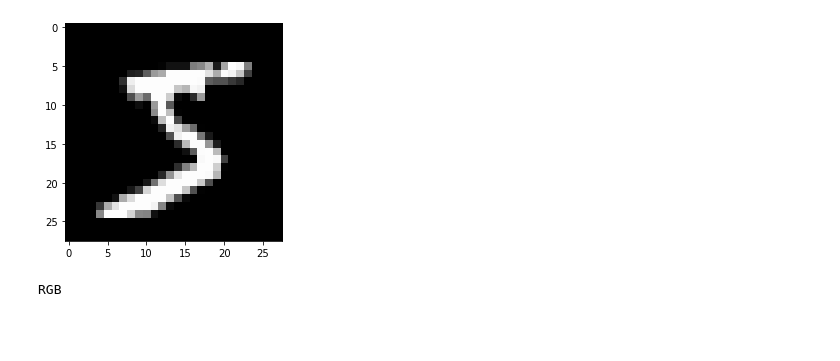
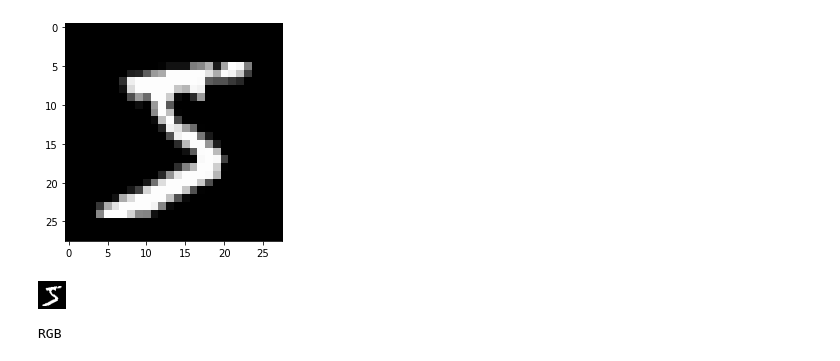
Before and after one commit to AndreaCossu/MLtree, a Jupyter notebook: Computer Vision.ipynb, the cells around one changed output. Saved outputs shown, nothing was run; the diff lists cells and outputs as text; code cells hidden in the pictures; blank space fills up the shorter version.

```diff
--- a/Computer Vision.ipynb
+++ b/Computer Vision.ipynb
@@ -111,6 +111,7 @@ L
 (28, 28)
 # %%
 totensor = transforms.ToTensor()
+topil = transforms.ToPILImage()
 # %%
 img = totensor(train_mnist[0][0])
 print(img.size())
@@ -119,6 +120,10 @@ plt.imshow(img.squeeze(0), cmap='gray')
 torch.Size([1, 28, 28])
 <matplotlib.image.AxesImage at 0x...>
 [figure]
+# %%
+topil(img)
+# %% [output]
+[figure, added]
 # %%
 print(train_cifar[0][0].mode)
 train_cifar[0][0].size
```
Also changed, not shown: parts of 5 cells of this notebook.
